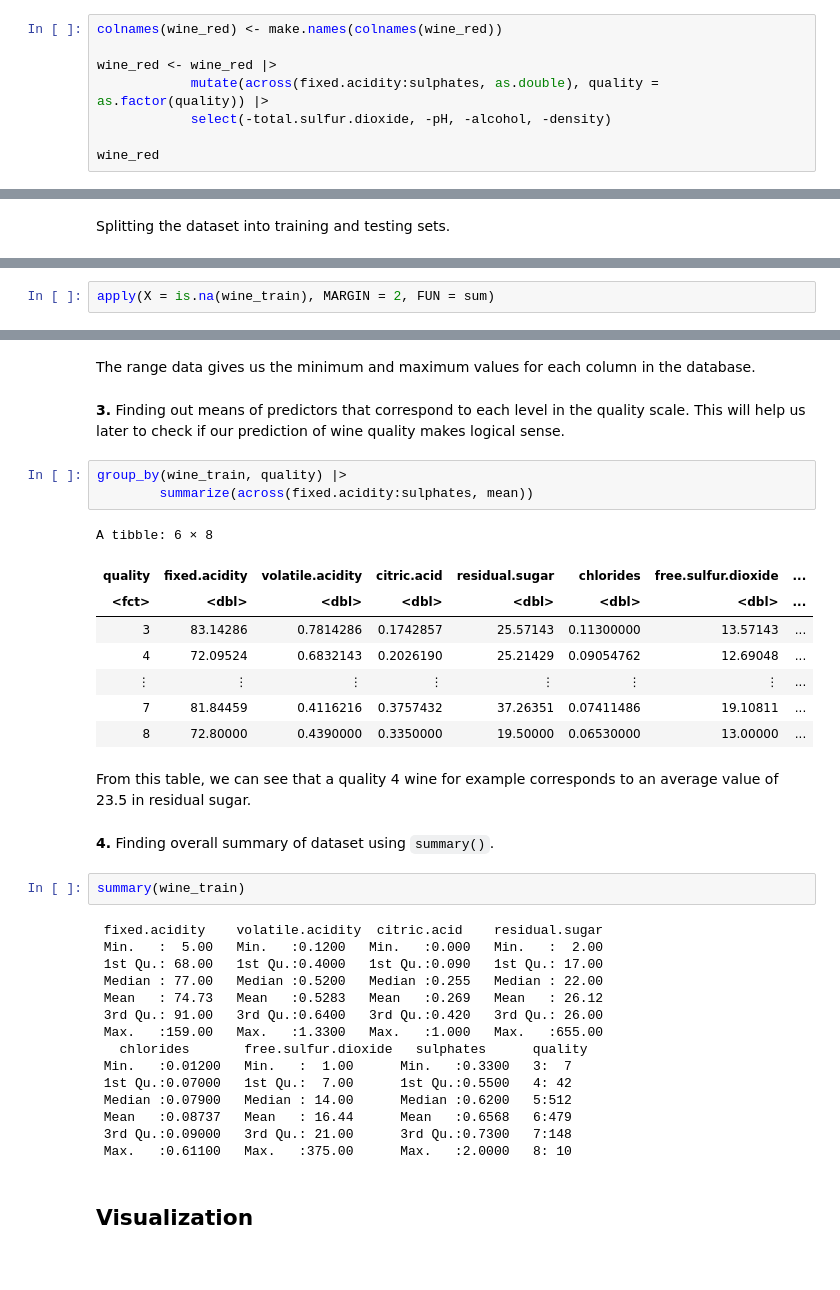
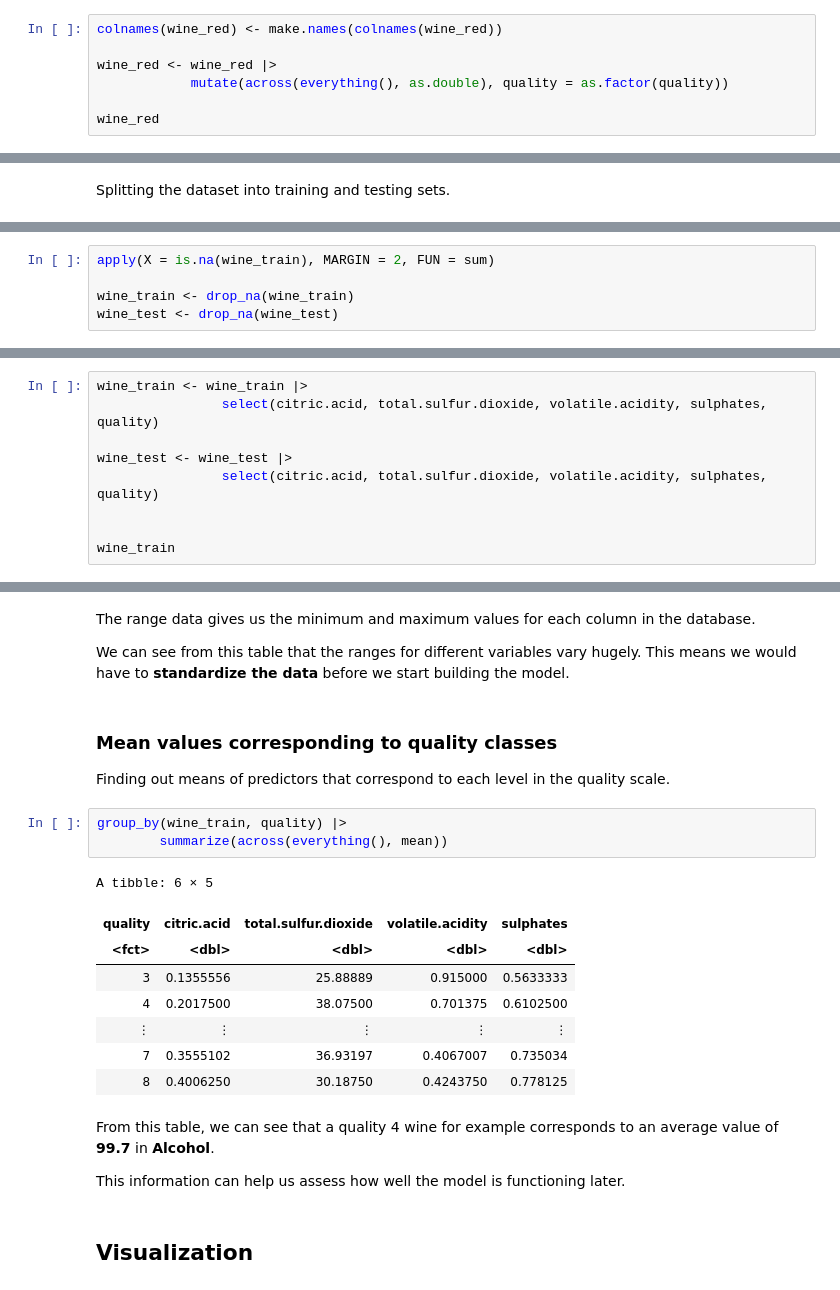
Before and after one commit to s4yuj/KNN-Wine-Quality-Predictor, a Jupyter notebook: project_report.ipynb, the cells around one changed output, grey strips where cells are left out. Cells and saved outputs as stored; diff of their text form.

```diff
--- a/project_report.ipynb
+++ b/project_report.ipynb
@@ -65,8 +48,7 @@ We clean the column names to remove spaces using `make.names`, then change the d
 colnames(wine_red) <- make.names(colnames(wine_red))
 
 wine_red <- wine_red |>
-            mutate(across(fixed.acidity:sulphates, as.double), quality = as.factor(quality)) |>
-            select(-total.sulfur.dioxide, -pH, -alcohol, -density)
+            mutate(across(everything(), as.double), quality = as.factor(quality))
 
 wine_red
 # %% [output]
@@ -101,3 +87,6 @@ Checking how many NA values are present in each column using the `apply()` funct
 # %%
 apply(X = is.na(wine_train), MARGIN = 2, FUN = sum)
+
+wine_train <- drop_na(wine_train)
+wine_test <- drop_na(wine_test)
 # %% [output]
@@ -109,0 +133,9 @@ Since there are no NA values in any of the columns, it is clear that all columns
+# %%
+wine_train <- wine_train |>
+                select(citric.acid, total.sulfur.dioxide, volatile.acidity, sulphates, quality)
+
+wine_test <- wine_test |>
+                select(citric.acid, total.sulfur.dioxide, volatile.acidity, sulphates, quality)
+
+
+wine_train
@@ -133,42 +193,27 @@ A tibble: 2 × 7
 # %% [markdown]
 The range data gives us the minimum and maximum values for each column in the database.
+
+We can see from this table that the ranges for different variables vary hugely. This means we would have to **standardize the data** before we start building the model.
 # %% [markdown]
-**3.**
-Finding out means of predictors that correspond to each level in the quality scale. This will help us later to check if our prediction of wine quality makes logical sense.
+### Mean values corresponding to quality classes
+
+Finding out means of predictors that correspond to each level in the quality scale.
 # %%
 group_by(wine_train, quality) |>
-        summarize(across(fixed.acidity:sulphates, mean))
+        summarize(across(everything(), mean))
 # %% [output]
-A tibble: 6 × 8
+A tibble: 6 × 5
-| quality | fixed.acidity | volatile.acidity | citric.acid | residual.sugar | chlorides | free.sulfur.dioxide | ... |
-| <fct> | <dbl> | <dbl> | <dbl> | <dbl> | <dbl> | <dbl> | ... |
-| 3 | 83.14286 | 0.7814286 | 0.1742857 | 25.57143 | 0.11300000 | 13.57143 | ... |
-| 4 | 72.09524 | 0.6832143 | 0.2026190 | 25.21429 | 0.09054762 | 12.69048 | ... |
-| ⋮ | ⋮ | ⋮ | ⋮ | ⋮ | ⋮ | ⋮ | ... |
-| 7 | 81.84459 | 0.4116216 | 0.3757432 | 37.26351 | 0.07411486 | 19.10811 | ... |
-| 8 | 72.80000 | 0.4390000 | 0.3350000 | 19.50000 | 0.06530000 | 13.00000 | ... |
+| quality | citric.acid | total.sulfur.dioxide | volatile.acidity | sulphates |
+| <fct> | <dbl> | <dbl> | <dbl> | <dbl> |
+| 3 | 0.1355556 | 25.88889 | 0.915000 | 0.5633333 |
+| 4 | 0.2017500 | 38.07500 | 0.701375 | 0.6102500 |
+| ⋮ | ⋮ | ⋮ | ⋮ | ⋮ |
+| 7 | 0.3555102 | 36.93197 | 0.4067007 | 0.735034 |
+| 8 | 0.4006250 | 30.18750 | 0.4243750 | 0.778125 |
 # %% [markdown]
-From this table, we can see that a quality 4 wine for example corresponds to an average value of 23.5 in residual sugar.
+From this table, we can see that a quality 4 wine for example corresponds to an average value of **99.7** in **Alcohol**.
+
+This information can help us assess how well the model is functioning later.
-# %% [markdown]
-**4.**
-Finding overall summary of dataset using `summary()`.
-# %%
-summary(wine_train)
-# %% [output]
- fixed.acidity    volatile.acidity  citric.acid    residual.sugar
- Min.   :  5.00   Min.   :0.1200   Min.   :0.000   Min.   :  2.00
- 1st Qu.: 68.00   1st Qu.:0.4000   1st Qu.:0.090   1st Qu.: 17.00
- Median : 77.00   Median :0.5200   Median :0.255   Median : 22.00
- Mean   : 74.73   Mean   :0.5283   Mean   :0.269   Mean   : 26.12
- 3rd Qu.: 91.00   3rd Qu.:0.6400   3rd Qu.:0.420   3rd Qu.: 26.00
- Max.   :159.00   Max.   :1.3300   Max.   :1.000   Max.   :655.00
-   chlorides       free.sulfur.dioxide   sulphates      quality
- Min.   :0.01200   Min.   :  1.00      Min.   :0.3300   3:  7
- 1st Qu.:0.07000   1st Qu.:  7.00      1st Qu.:0.5500   4: 42
- Median :0.07900   Median : 14.00      Median :0.6200   5:512
- Mean   :0.08737   Mean   : 16.44      Mean   :0.6568   6:479
- 3rd Qu.:0.09000   3rd Qu.: 21.00      3rd Qu.:0.7300   7:148
- Max.   :0.61100   Max.   :375.00      Max.   :2.0000   8: 10
 # %% [markdown]
 ## Visualization
 # %% [markdown]
```
Also changed, not shown: parts of 42 cells of this notebook.
